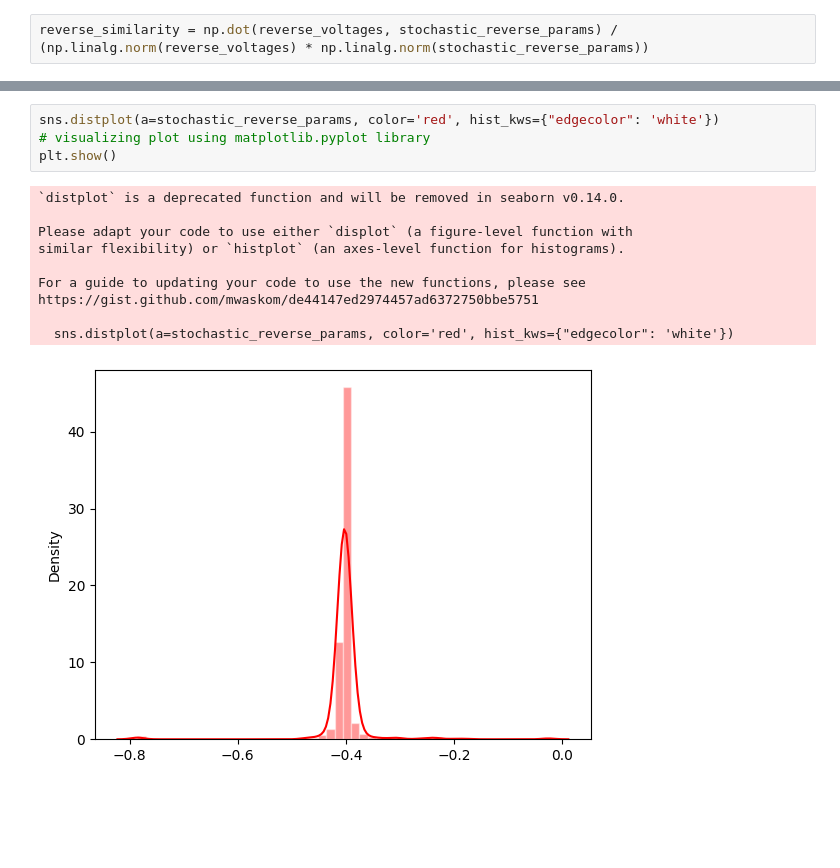
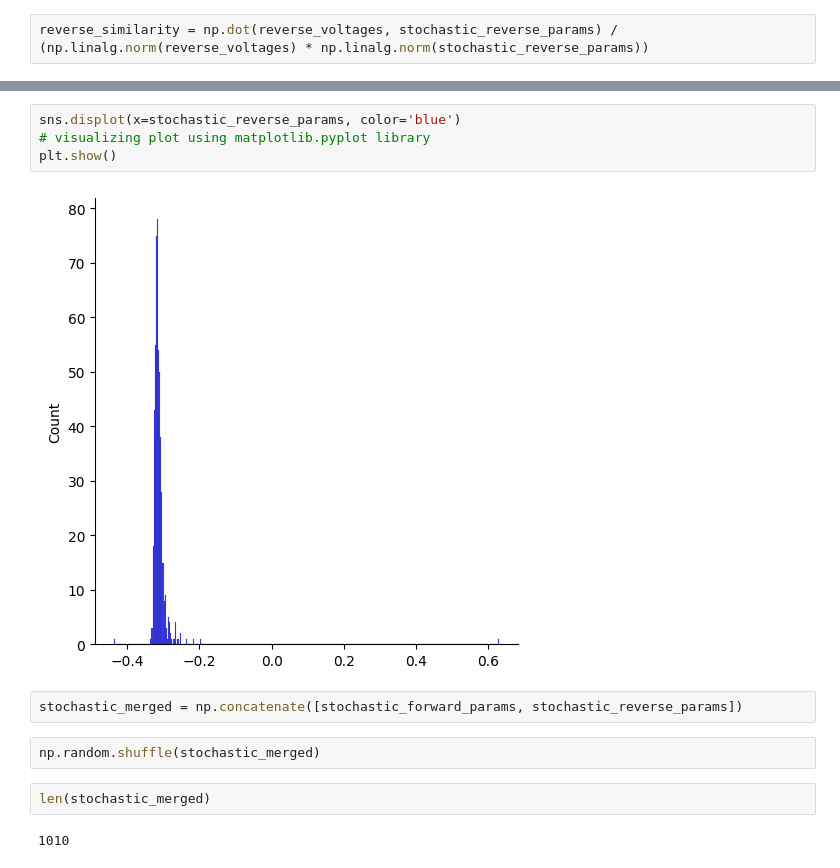
Before and after one commit to rodrigoalvarez-20/sdc_knowm_alpha_stable, a Jupyter notebook: validate_results.ipynb, the cells around one changed output, grey strips where cells are left out. Saved outputs shown, nothing was run; the diff lists cells and outputs as text; blank space fills up the shorter version.

```diff
--- a/validate_results.ipynb
+++ b/validate_results.ipynb
@@ -123,15 +98,14 @@ https://gist.github.com/mwaskom/de44147ed2974457ad6372750bbe5751
 # %%
-sns.distplot(a=stochastic_reverse_params, color='red', hist_kws={"edgecolor": 'white'})
+sns.displot(x=stochastic_reverse_params, color='blue')
 # visualizing plot using matplotlib.pyplot library
 plt.show()
 # %% [output]
-`distplot` is a deprecated function and will be removed in seaborn v0.14.0.
-
-Please adapt your code to use either `displot` (a figure-level function with
-similar flexibility) or `histplot` (an axes-level function for histograms).
-
-For a guide to updating your code to use the new functions, please see
-https://gist.github.com/mwaskom/de44147ed2974457ad6372750bbe5751
-
-  sns.distplot(a=stochastic_reverse_params, color='red', hist_kws={"edgecolor": 'white'})
-[figure, old version]
+[figure, new version]
+# %%
+stochastic_merged = np.concatenate([stochastic_forward_params, stochastic_reverse_params])
+# %%
+np.random.shuffle(stochastic_merged)
+# %%
+len(stochastic_merged)
+# %% [output]
+1010
```
Also changed, not shown: parts of 16 cells of this notebook, 2 other files.
